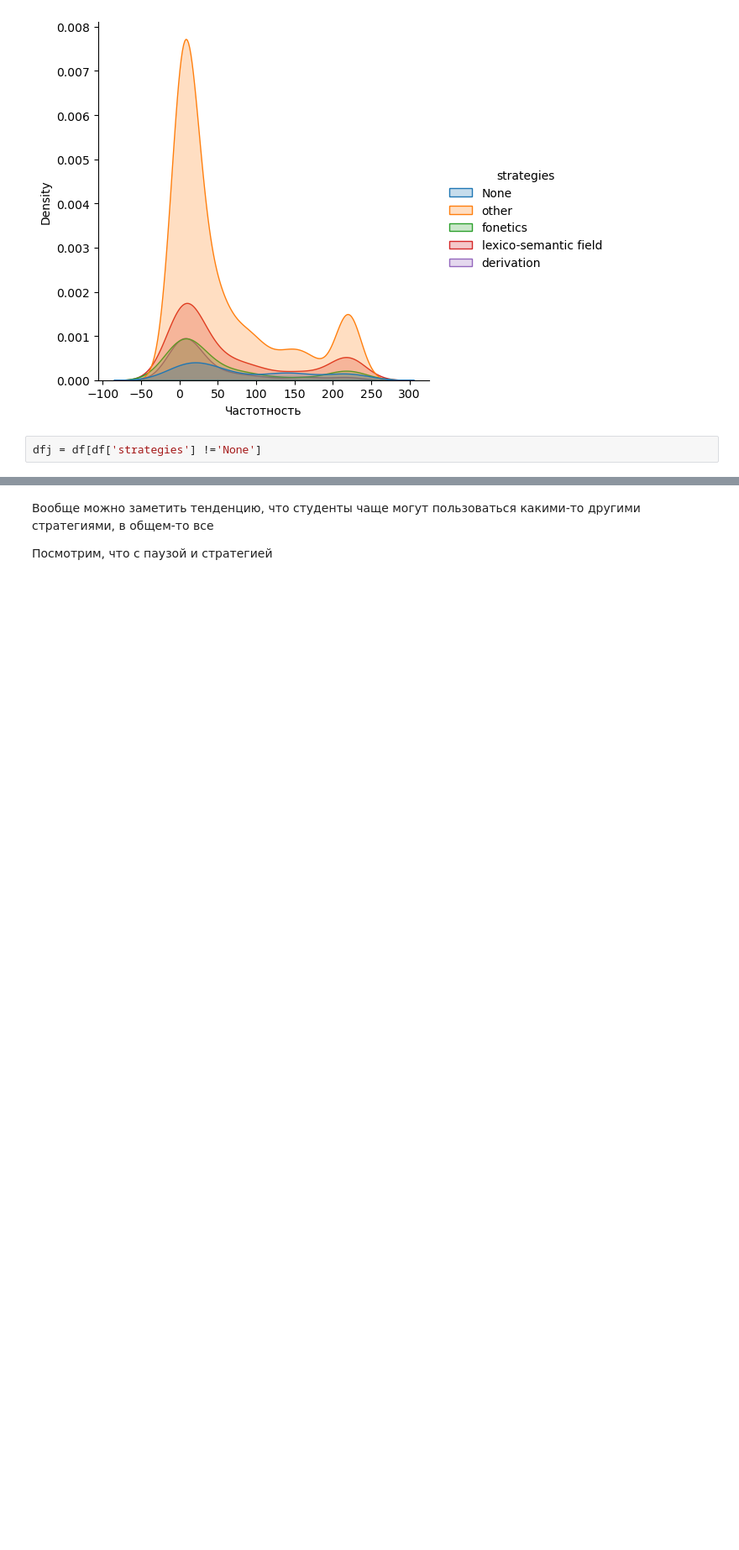
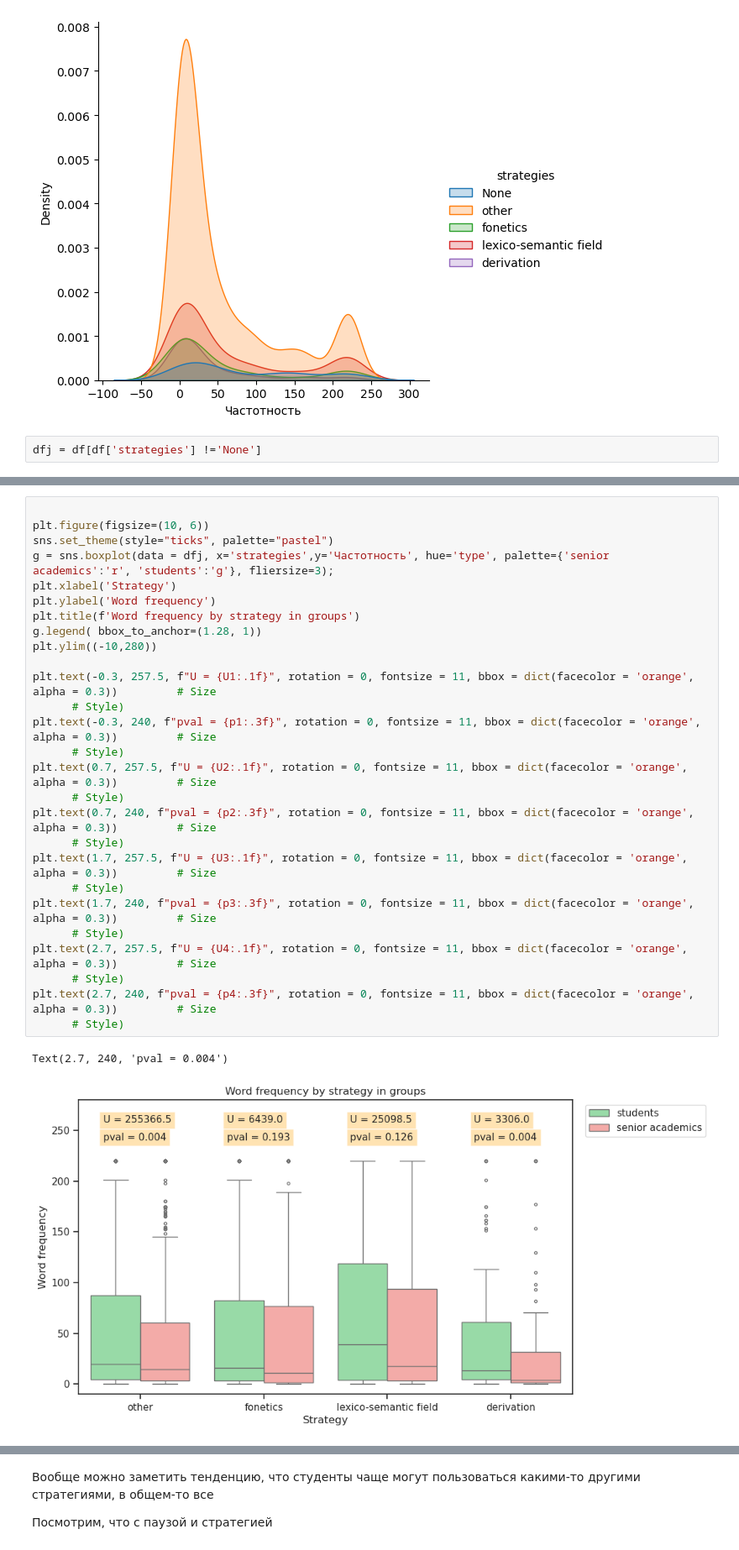
Before and after one commit to Aryunaa/Linguistics, a Jupyter notebook: pos_febr/analysis2.ipynb, the cells around one changed output, grey strips where cells are left out. Shown at 84% size. Saved outputs shown, nothing was run; the diff lists cells and outputs as text; blank space fills up the shorter version.

Commit message:
update boxplots

```diff
--- a/pos_febr/analysis2.ipynb
+++ b/pos_febr/analysis2.ipynb
@@ -386,3 +380,33 @@ g.legend( bbox_to_anchor=(1, 1))
+# %%
+
+plt.figure(figsize=(10, 6))
+sns.set_theme(style="ticks", palette="pastel")
+g = sns.boxplot(data = dfj, x='strategies',y='Частотность', hue='type', palette={'senior academics':'r', 'students':'g'}, fliersize=3);
+plt.xlabel('Strategy')
+plt.ylabel('Word frequency')
+plt.title(f'Word frequency by strategy in groups')
+g.legend( bbox_to_anchor=(1.28, 1))
+plt.ylim((-10,280))
+
+plt.text(-0.3, 257.5, f"U = {U1:.1f}", rotation = 0, fontsize = 11, bbox = dict(facecolor = 'orange', alpha = 0.3))         # Size
+      # Style)
+plt.text(-0.3, 240, f"pval = {p1:.3f}", rotation = 0, fontsize = 11, bbox = dict(facecolor = 'orange', alpha = 0.3))         # Size
+      # Style)
+plt.text(0.7, 257.5, f"U = {U2:.1f}", rotation = 0, fontsize = 11, bbox = dict(facecolor = 'orange', alpha = 0.3))         # Size
+      # Style)
+plt.text(0.7, 240, f"pval = {p2:.3f}", rotation = 0, fontsize = 11, bbox = dict(facecolor = 'orange', alpha = 0.3))         # Size
+      # Style)
+plt.text(1.7, 257.5, f"U = {U3:.1f}", rotation = 0, fontsize = 11, bbox = dict(facecolor = 'orange', alpha = 0.3))         # Size
+      # Style)
+plt.text(1.7, 240, f"pval = {p3:.3f}", rotation = 0, fontsize = 11, bbox = dict(facecolor = 'orange', alpha = 0.3))         # Size
+      # Style)
+plt.text(2.7, 257.5, f"U = {U4:.1f}", rotation = 0, fontsize = 11, bbox = dict(facecolor = 'orange', alpha = 0.3))         # Size
+      # Style)
+plt.text(2.7, 240, f"pval = {p4:.3f}", rotation = 0, fontsize = 11, bbox = dict(facecolor = 'orange', alpha = 0.3))         # Size
+      # Style)
+# %% [output]
+Text(2.7, 240, 'pval = 0.004')
+[figure, added]
 # %%
 sns.displot(data = df, x='Частотность', hue='strategies', kind='kde', fill=True, col = 'type');
 # %% [output]
```
Also changed, not shown: parts of 22 cells of this notebook.
